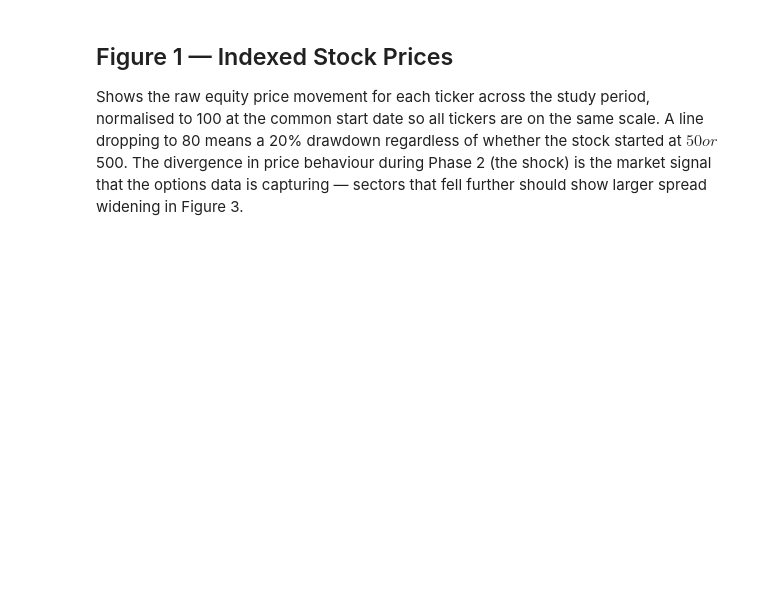
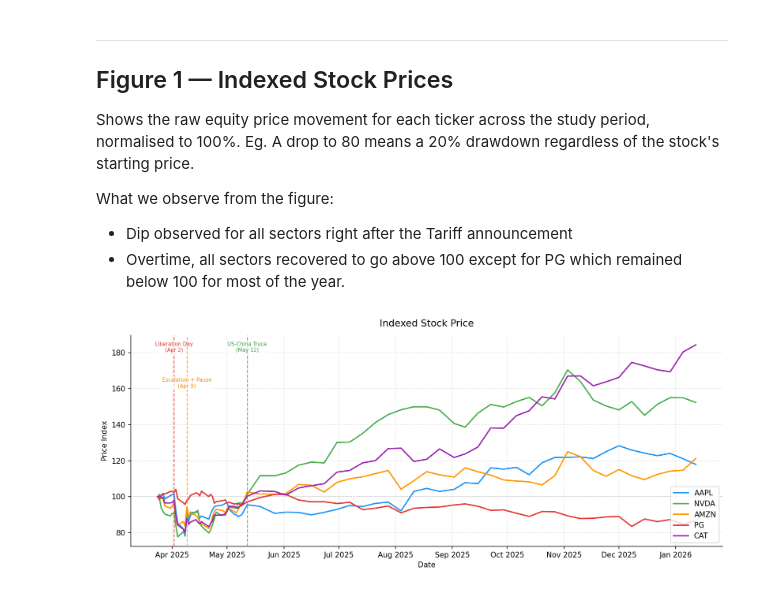
Before and after one commit to tzejiannn/tariff-shock-options-study, a Jupyter notebook: notebooks/eda.ipynb, the cells around one changed output. Drawn from its saved outputs; the diff is of its cells as text; code cells hidden in the pictures; blank space fills up the shorter version.

```diff
--- a/notebooks/eda.ipynb
+++ b/notebooks/eda.ipynb
@@ -35,8 +35,6 @@ import matplotlib.dates as mdates
 import matplotlib.ticker as mticker
 from pathlib import Path
 
-
-# ── Paths ─────────────────────────────────────────────────────────────────────
 # Path().resolve() returns the directory the notebook kernel was started from.
 # If you open Jupyter from the project root, use .resolve() directly.
 # If you open it from the notebooks/ folder, use .resolve().parent.
@@ -46,8 +44,7 @@ COMBINED_CSV = PROJECT_ROOT / "data" / "combined" / "combined_all.csv"
 FIG_DIR      = PROJECT_ROOT / "outputs" / "figures"
 FIG_DIR.mkdir(parents=True, exist_ok=True)
 
-# ── Constants ─────────────────────────────────────────────────────────────────
-
+# Global Styling
 # Consistent colour for each ticker across every chart
 COLORS = {
     "AAPL": "#2196F3",   # blue
@@ -61,8 +58,8 @@ TICKERS = list(COLORS.keys())
 # Key event dates
 EVENTS = {
     "Liberation Day\n(Apr 2)":       pd.Timestamp("2025-04-02"),
-    "Escalation +\nPause (Apr 9)":   pd.Timestamp("2025-04-09"),
-    "US-China\nTruce (May 12)":      pd.Timestamp("2025-05-12"),
+    "Escalation + Pause\n(Apr 9)":   pd.Timestamp("2025-04-09"),
+    "US-China Truce\n(May 12)":      pd.Timestamp("2025-05-12"),
 }
 EVENT_COLORS = ["#E53935", "#FB8C00", "#43A047"]
 
@@ -79,21 +76,26 @@ plt.rcParams.update({
     "font.size":         10,
 })
 
+# Stagger Apr 2 and Apr 9 labels so they don't overlap (only 7 days apart).
+# y values are axes fractions (0 = bottom, 1 = top) via get_xaxis_transform().
+_EVENT_Y = [0.97, 0.80, 0.97]
 
-# ── Helper functions ──────────────────────────────────────────────────────────
-
-def add_event_lines(ax, y_pos=0.97):
+def add_event_lines(ax):
     """
     Draw a vertical dashed line for each key event date and add a text label
     at the top of the axis. Called on every time-series chart so the same
     three events are consistently annotated across all figures.
 
-    y_pos controls how high up the label sits (0 = bottom, 1 = top of axis).
+    Uses get_xaxis_transform() so x is in data coordinates and y is an axes
+    fraction (0–1), making placement robust regardless of y-axis scale or range.
+    Apr 2 and Apr 9 are staggered vertically to prevent label overlap.
     """
-    for (label, dt), color in zip(EVENTS.items(), EVENT_COLORS):
+    trans = ax.get_xaxis_transform()
+    for i, ((label, dt), color) in enumerate(zip(EVENTS.items(), EVENT_COLORS)):
         ax.axvline(dt, color=color, linestyle="--", linewidth=1.2, alpha=0.8, zorder=3)
         ax.text(
-            dt, ax.get_ylim()[1] * y_pos, label,
+            dt, _EVENT_Y[i], label,
+            transform=trans,
             color=color, fontsize=7, ha="center", va="top",
             bbox=dict(boxstyle="round,pad=0.2", fc="white", ec="none", alpha=0.7),
         )
@@ -104,7 +106,4 @@ def save(fig, name):
     path = FIG_DIR / name
     fig.savefig(path, bbox_inches="tight")
     print(f"  Saved: {name}")
-
-
-print("Setup complete.")
 # %%
@@ -131,41 +119,47 @@ print(f"  Liquid rows: {len(liquid):,}  |  ATM liquid: {len(atm):,}  "
 # %% [markdown]
+---
 ## Figure 1 — Indexed Stock Prices
 
-Shows the raw equity price movement for each ticker across the study period, normalised to 100 at the common start date so all tickers are on the same scale. A line dropping to 80 means a 20% drawdown regardless of whether the stock started at $50 or $500. The divergence in price behaviour during Phase 2 (the shock) is the market signal that the options data is capturing — sectors that fell further should show larger spread widening in Figure 3.
+Shows the raw equity price movement for each ticker across the study period, normalised to 100%.
+Eg. A drop to 80 means a 20% drawdown regardless of the stock's starting price.
+
+What we observe from the figure:
+- Dip observed for all sectors right after the Tariff announcement
+- Overtime, all sectors recovered to go above 100 except for PG which remained below 100 for most of the year.
 # %%
-print("Generating Figure 1: prices...")
-
 price_ts = (
     cross.groupby(["collection_date", "ticker"])["underlyingPrice"]
     .median()
     .reset_index()
 )
 
 # Normalise to 100 at the common start date so all tickers are on the same scale.
 price_norm = price_ts.copy()
 for ticker in TICKERS:
     mask  = price_norm["ticker"] == ticker
     base  = price_norm.loc[mask, "underlyingPrice"].iloc[0]
     price_norm.loc[mask, "price_idx"] = (
         price_norm.loc[mask, "underlyingPrice"] / base * 100
     )
 
 fig, ax = plt.subplots(figsize=(12, 5))
 
 for ticker in TICKERS:
     data = price_norm[price_norm["ticker"] == ticker]
     ax.plot(data["collection_date"], data["price_idx"],
             color=COLORS[ticker], label=ticker, linewidth=1.8)
 
 add_event_lines(ax)
 ax.axhline(100, color="grey", linestyle=":", linewidth=0.8, alpha=0.5)
-ax.set_title("Indexed Stock Price (Base = 100 at Mar 24 2025)", fontsize=13, pad=12)
+ax.set_title("Indexed Stock Price", fontsize=13, pad=12)
 ax.set_xlabel("Date")
 ax.set_ylabel("Price Index")
-ax.legend(loc="lower left", framealpha=0.8)
+ax.legend(loc="lower right", framealpha=0.8)
 ax.xaxis.set_major_formatter(mdates.DateFormatter("%b %Y"))
 fig.tight_layout()
 
 # save(fig, "fig1_prices.png")
 plt.show()
+# %% [output]
+[figure, added]
 # %% [markdown]
```
Also changed, not shown: parts of 20 cells of this notebook, 8 other files.
